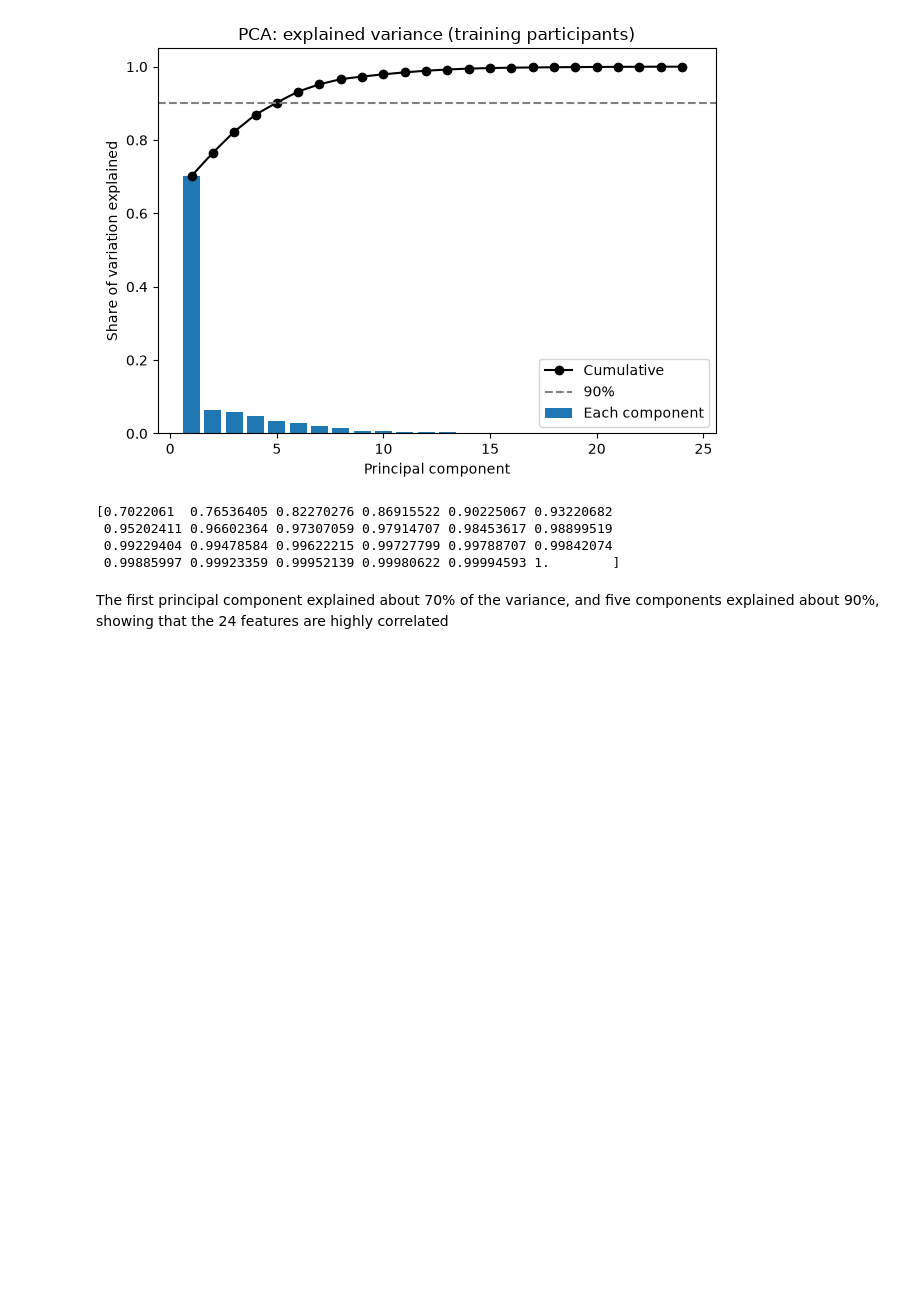
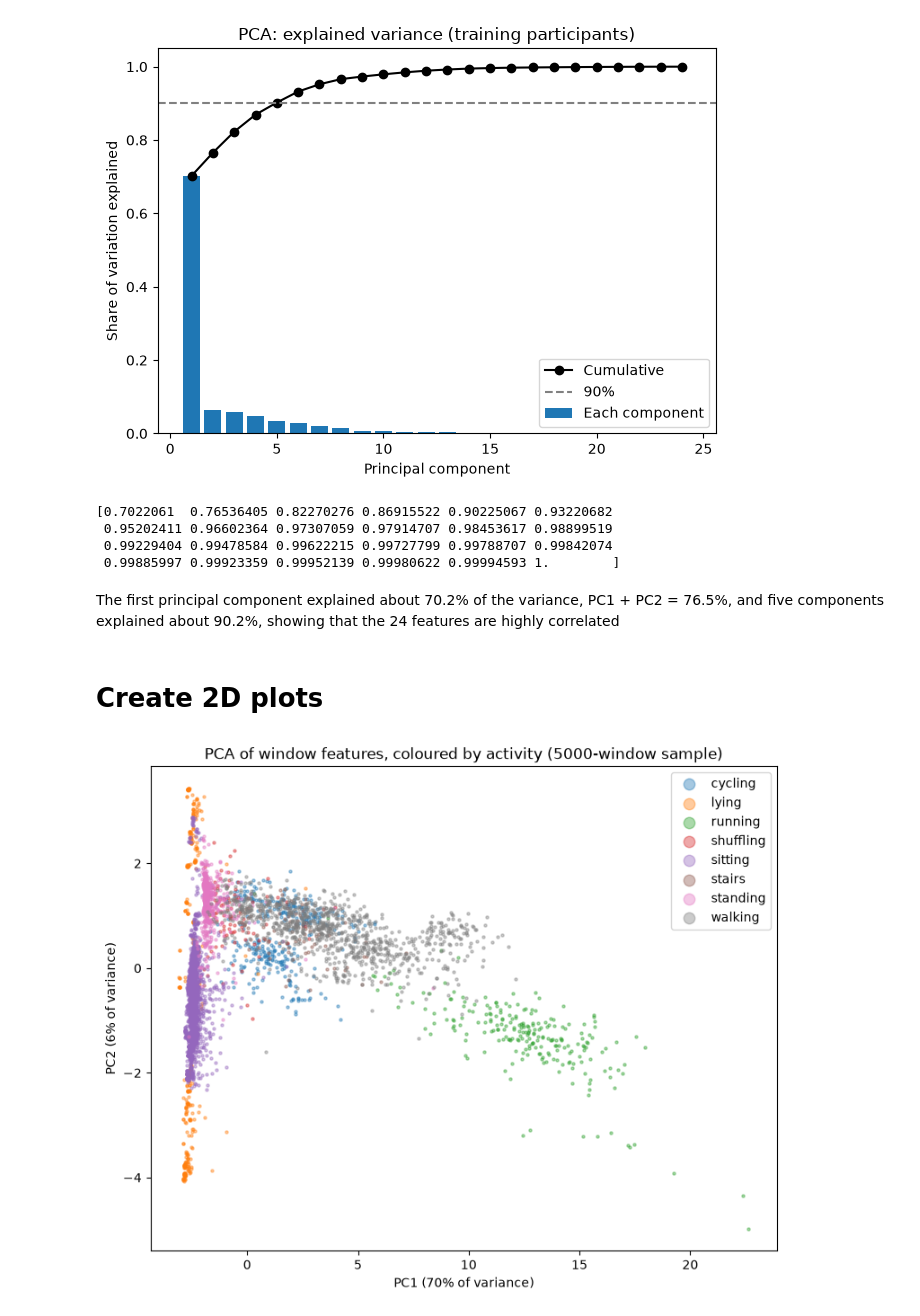
Before and after one commit to sarabartolo/harth-free-living-activity-recognition, a Jupyter notebook: notebooks/05_pca.ipynb, the cells around one changed output. Saved outputs shown, nothing was run; the diff lists cells and outputs as text; code cells hidden in the pictures; blank space fills up the shorter version.

```diff
--- a/notebooks/05_pca.ipynb
+++ b/notebooks/05_pca.ipynb
@@ -84,6 +87,26 @@ print(cumulative)
  0.99229404 0.99478584 0.99622215 0.99727799 0.99788707 0.99842074
  0.99885997 0.99923359 0.99952139 0.99980622 0.99994593 1.        ]
 # %% [markdown]
-The first principal component explained about 70% of the variance, and five components explained about 90%, showing that the 24 features are highly correlated
+The first principal component explained about 70.2% of the variance, PC1 + PC2 = 76.5%, and five components explained about 90.2%, showing that the 24 features are highly correlated
+# %% [markdown]
+# Create 2D plots
 # %%
-# Create 2D plot
+# Create table of PC1, PC2 and activity for every training window
+pca_table = pd.DataFrame({"PC1": X_pca[:,0], "PC2": X_pca[:,1], "activity": y.values})
+pca_table
+# Random sample of 5,000 windows, so the plot is readable
+pca_sample = pca_table.sample(5000, random_state=42)
+pca_sample
+
+# Plot each activity in its own colour
+plt.figure(figsize=(9,7))
+for activity, rows in pca_sample.groupby("activity"):
+    plt.scatter(rows["PC1"], rows["PC2"], s=5, alpha=0.4, label=activity)
+
+plt.xlabel("PC1 (70% of variance)")
+plt.ylabel("PC2 (6% of variance)")
+plt.title("PCA of window features, coloured by activity (5000-window sample)")
+plt.legend(markerscale=4)
+plt.show()
+# %% [output]
+[figure, added]
```
Also changed, not shown: parts of 7 cells of this notebook, 5 other files.
